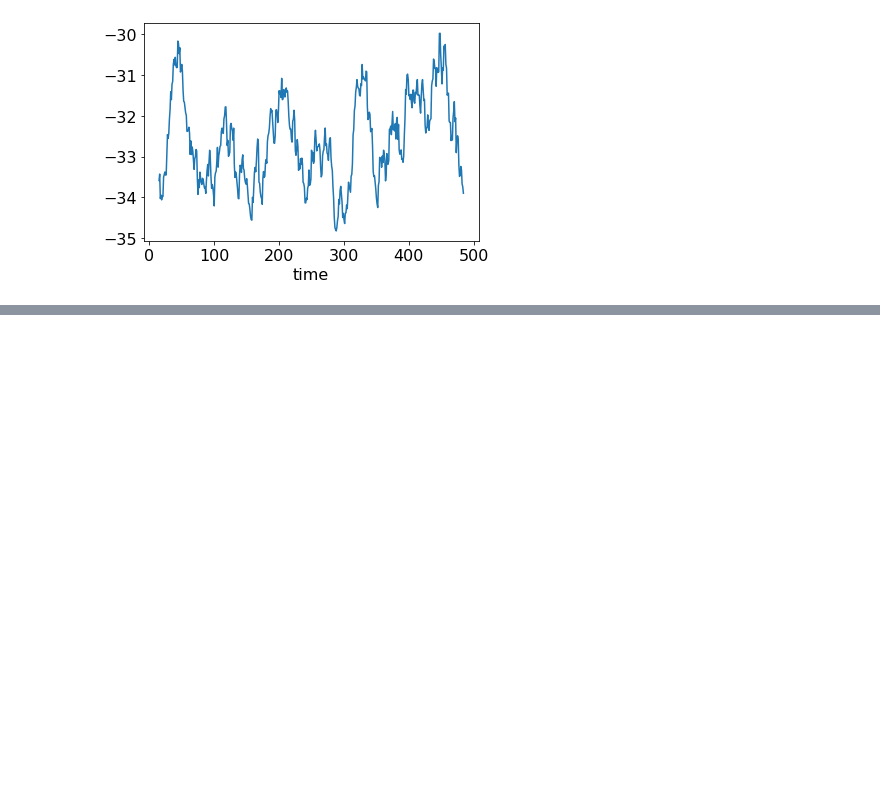
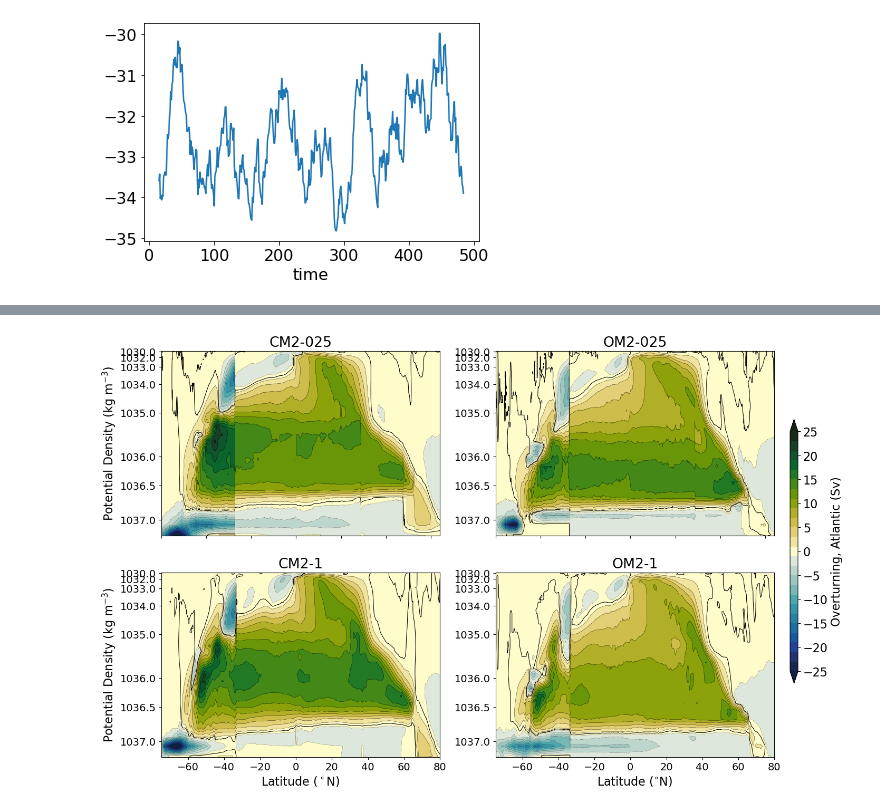
Before and after one commit to wghuneke/ACCESS-CM2-025_Analysis, a Jupyter notebook: notebooks/Plot_overturning.ipynb, the cells around one changed output, grey strips where cells are left out. Cells and saved outputs as stored; diff of their text form; code cells hidden in the pictures; blank space fills up the shorter version.

```diff
--- a/notebooks/Plot_overturning.ipynb
+++ b/notebooks/Plot_overturning.ipynb
@@ -238,0 +383,12 @@ min_SH.rolling(time=30, center=True).mean('time').plot()
+# %%
+atlantic_CM2_025 = xr.open_dataarray(path_to_data + 'atlantic_psi_400_499.nc').mean('time')
+indopacific_CM2_025 = xr.open_dataarray(path_to_data + 'indopacific_psi_400_499.nc').mean('time')
+# %%
+atlantic_CM2_1 = xr.open_dataarray(path_to_data + '/Comparison_ACCESS_CM2_1/atlantic_psi_400_499_CM2_1.nc').mean('time')
+indopacific_CM2_1 = xr.open_dataarray(path_to_data + '/Comparison_ACCESS_CM2_1/indopacific_psi_400_499_CM2_1.nc').mean('time')
+# %%
+atlantic_OM2_025 = xr.open_dataarray(path_to_data + '/Comparison_ACCESS_OM2_025/atlantic_psi_2300_2399_OM2_025.nc').mean('time')
+indopacific_OM2_025 = xr.open_dataarray(path_to_data + '/Comparison_ACCESS_OM2_025/indopacific_psi_2300_2399_OM2_025.nc').mean('time')
+# %%
+atlantic_OM2_1 = xr.open_dataarray(path_to_data + '/Comparison_ACCESS_OM2_1/atlantic_psi_2500_2599_OM2_1.nc').mean('time')
+indopacific_OM2_1 = xr.open_dataarray(path_to_data + '/Comparison_ACCESS_OM2_1/indopacific_psi_2500_2599_OM2_1.nc').mean('time')
@@ -238,0 +397,71 @@ min_SH.rolling(time=30, center=True).mean('time').plot()
+# %%
+fig, ax = plt.subplots(2,2, figsize=(15,10))
+ax0 = ax[0,0]
+ax1 = ax[0,1]
+ax2 = ax[1,0]
+ax3 = ax[1,1]
+
+# CM2-025
+p1 = ax0.contourf(atlantic_CM2_025.grid_yu_ocean,(atlantic_CM2_025.potrho-1028)**scfac, atlantic_CM2_025, cmap=cm.cm.delta, levels=clev, extend='both')
+ax0.contour(atlantic_CM2_025.grid_yu_ocean,(atlantic_CM2_025.potrho-1028)**scfac, atlantic_CM2_025, levels=clev, colors='k', linewidths=0.25)
+ax0.contour(atlantic_CM2_025.grid_yu_ocean,(atlantic_CM2_025.potrho-1028)**scfac, atlantic_CM2_025, levels=[0.0,], colors='k', linewidths=0.75)
+ax0.set_yticks((yticks-1028)**scfac)
+ax0.set_yticklabels(yticks, fontsize=ft_size-2)
+ax0.set_ylim([0.5**scfac, 9.2**scfac])
+ax0.invert_yaxis()
+ax0.set_ylabel('Potential Density (kg m$^{-3}$)')
+ax0.set_xlim([-75,80])
+ax0.set_title('CM2-025')
+ax0.tick_params(labelbottom=False)
+
+# OM2-025
+p1 = ax1.contourf(atlantic_OM2_025.grid_yu_ocean,(atlantic_OM2_025.potrho-1028)**scfac, atlantic_OM2_025, cmap=cm.cm.delta, levels=clev, extend='both')
+ax1.contour(atlantic_OM2_025.grid_yu_ocean,(atlantic_OM2_025.potrho-1028)**scfac, atlantic_OM2_025, levels=clev, colors='k', linewidths=0.25)
+ax1.contour(atlantic_OM2_025.grid_yu_ocean,(atlantic_OM2_025.potrho-1028)**scfac, atlantic_OM2_025, levels=[0.0,], colors='k', linewidths=0.75)
+ax1.set_yticks((yticks-1028)**scfac)
+ax1.set_yticklabels(yticks, fontsize=ft_size-2)
+ax1.set_ylim([0.5**scfac, 9.2**scfac])
+ax1.invert_yaxis()
+ax1.set_xlim([-75,80])
+ax1.set_title('OM2-025')
+ax1.tick_params(labelbottom=False)
+
+# CM2-1
+p1 = ax2.contourf(atlantic_CM2_1.grid_yu_ocean,(atlantic_CM2_1.potrho-1028)**scfac, atlantic_CM2_1, cmap=cm.cm.delta, levels=clev, extend='both')
+ax2.contour(atlantic_CM2_1.grid_yu_ocean,(atlantic_CM2_1.potrho-1028)**scfac, atlantic_CM2_1, levels=clev, colors='k', linewidths=0.25)
+ax2.contour(atlantic_CM2_1.grid_yu_ocean,(atlantic_CM2_1.potrho-1028)**scfac, atlantic_CM2_1, levels=[0.0,], colors='k', linewidths=0.75)
+ax2.set_yticks((yticks-1028)**scfac)
+ax2.set_yticklabels(yticks, fontsize=ft_size-2)
+ax2.set_ylim([0.5**scfac, 9.2**scfac])
+ax2.invert_yaxis()
+ax2.set_xlabel('Latitude ($^\circ$N)')
+ax2.set_xlim([-75,80])
+ax2.set_title('CM2-1')
+ax2.set_ylabel('Potential Density (kg m$^{-3}$)')
+ax2.tick_params(axis='both', labelsize=ft_size-2)
+
+# OM2-1
+p1 = ax3.contourf(atlantic_OM2_1.grid_yu_ocean,(atlantic_OM2_1.potrho-1028)**scfac, atlantic_OM2_1, cmap=cm.cm.delta, levels=clev, extend='both')
+ax3.contour(atlantic_OM2_1.grid_yu_ocean,(atlantic_OM2_1.potrho-1028)**scfac, atlantic_OM2_1, levels=clev, colors='k', linewidths=0.25)
+ax3.contour(atlantic_OM2_1.grid_yu_ocean,(atlantic_OM2_1.potrho-1028)**scfac, atlantic_OM2_1, levels=[0.0,], colors='k', linewidths=0.75)
+ax3.set_yticks((yticks-1028)**scfac)
+ax3.set_yticklabels(yticks, fontsize=ft_size-2)
+ax3.set_ylim([0.5**scfac, 9.2**scfac])
+ax3.invert_yaxis()
+ax3.set_xlabel('Latitude ($^{\circ}$N)')
+ax3.set_xlim([-75,80])
+ax3.set_title('OM2-1')
+ax3.tick_params(axis='both', labelsize=ft_size-2)
+
+# Plot colorbar
+cax  = plt.axes([0.92, 0.25, 0.01, 0.5])
+cbar = plt.colorbar(p1, cax=cax, orientation='vertical', ticks=np.arange(-25, 30, 5))
+cbar.set_label('Overturning, Atlantic (Sv)')
+
+# Finished
+save_flag = 1
+if save_flag == 1:
+    fig_name = 'Fig_overturning_psi_atlantic.png'
+    plt.savefig(fig_path + fig_name, dpi=300);
+# %% [output]
+[figure, added]
```
Also changed, not shown: parts of 24 cells of this notebook, 9 other files.
